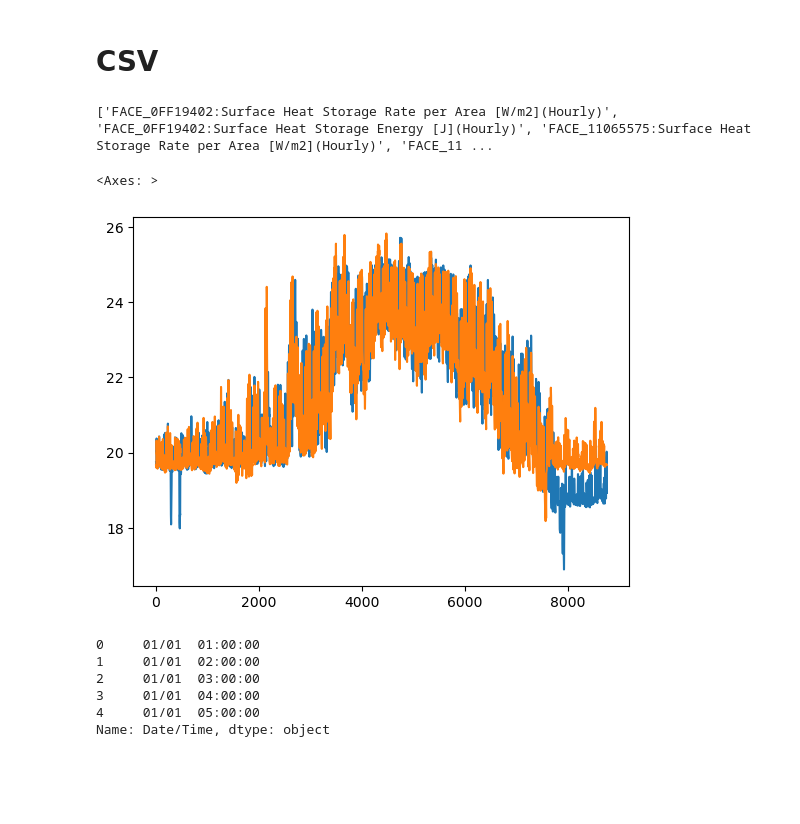
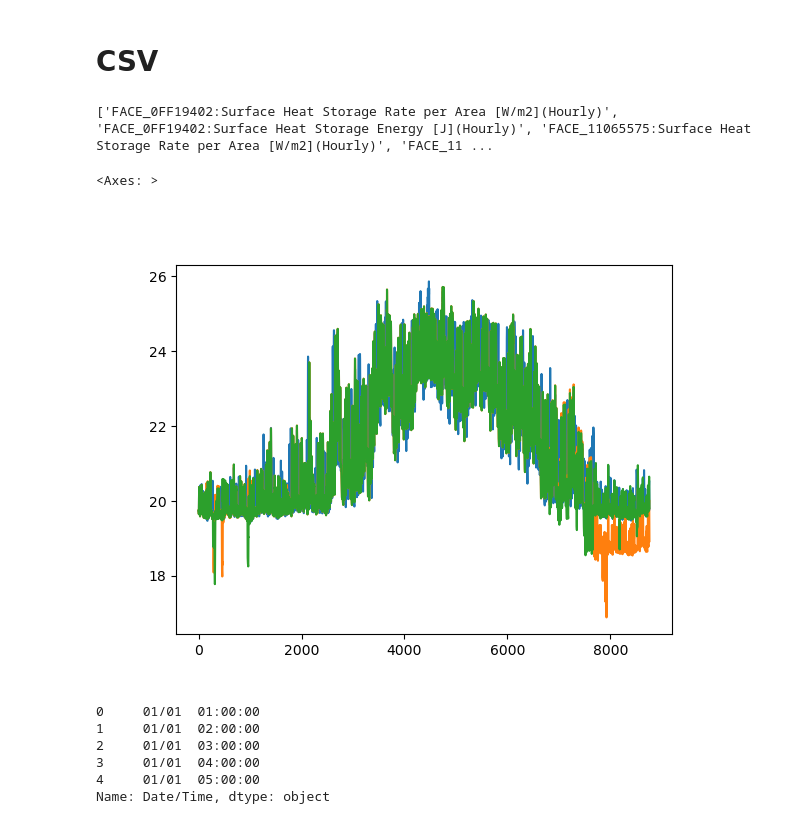
Before and after one commit to Lundkjaer/ClimAIte, a Jupyter notebook: EMS_work/post_processing.ipynb, the cells around one changed output. Cells and saved outputs as stored; diff of their text form; code cells hidden in the pictures; blank space fills up the shorter version.

```diff
--- a/EMS_work/post_processing.ipynb
+++ b/EMS_work/post_processing.ipynb
@@ -9,7 +11,7 @@ import matplotlib.pyplot as plt
 # %%
 
 # memory_csv = pd.read_csv(r"W:\Insync\GDrive\Main\TU Delft\Thesis\DRL runs 04\Building-InsuBASE-MassBASE\RL24hAllRNN\agent memory.csv")
-memory_csv = pd.read_csv(r"W:\Insync\GDrive\Main\TU Delft\Thesis\DRL runs 05\Building-InsuBASE-MassBASE\RL24hAllRNN\agent memory.csv")
+memory_csv = pd.read_csv(r"W:\Insync\GDrive\Main\TU Delft\Thesis\DRL runs 07\Building-InsuBASE-MassBASE\RL24hAllRNN\agent memory.csv")
 # memory_csv = pd.read_csv(r"W:\Insync\GDrive\Main\TU Delft\Thesis\DRL runs 04\Building-InsuBASE-MassBASE\RL04hAllRNN\agent memory.csv")
 # memory_csv = pd.read_csv(r"W:\Insync\GDrive\Main\TU Delft\Thesis\DRL runs 04\Building-InsuBASE-MassBASE\RL04hNoSolarRNN\agent memory.csv")
 # memory_csv = pd.read_csv(r"W:\Insync\GDrive\Main\TU Delft\Thesis\DRL runs\Building-InsuUP-MassUP\RL04hFlatInput\agent memory.csv")
@@ -95,7 +111,8 @@ memory_csv['next_reward'].rolling(50).mean().plot()
 dfcsvbase = pd.read_csv(r"W:\Insync\GDrive\Main\TU Delft\Thesis\DRL runs\Building-InsuBASE-MassBASE\EPBaseline\out\eplusout.csv")
 dfcsv = pd.read_csv(r"W:\Insync\GDrive\Main\TU Delft\Thesis\DRL runs 03\Building-InsuBASE-MassBASE\RL24hAllRNN\out\eplusout.csv")
 dfcsv4rnn24 = pd.read_csv(r"W:\Insync\GDrive\Main\TU Delft\Thesis\DRL runs 04\Building-InsuBASE-MassBASE\RL24hAllRNN\out\eplusout.csv")
-dfcsv5rnn24 = pd.read_csv(r"W:\Insync\GDrive\Main\TU Delft\Thesis\DRL runs 05\Building-InsuBASE-MassBASE\RL24hAllRNN\out\eplusout.csv")
+# dfcsv5rnn24 = pd.read_csv(r"W:\Insync\GDrive\Main\TU Delft\Thesis\DRL runs 05\Building-InsuBASE-MassBASE\RL24hAllRNN\out\eplusout.csv")
+dfcsv7rnn24 = pd.read_csv(r"W:\Insync\GDrive\Main\TU Delft\Thesis\DRL runs 07\Building-InsuBASE-MassBASE\RL24hAllRNN\out\eplusout.csv")
 # dfcsv4rnn24u = pd.read_csv(r"W:\Insync\GDrive\Main\TU Delft\Thesis\DRL runs 04\Building-InsuBASE-MassDW\RL24hAllRNN\out\eplusout.csv")
 # dfcsv4rnn24d = pd.read_csv(r"W:\Insync\GDrive\Main\TU Delft\Thesis\DRL runs 04\Building-InsuBASE-MassUP\RL24hAllRNN\out\eplusout.csv")
 # dfcsv4rnn24Nosol = pd.read_csv(r"W:\Insync\GDrive\Main\TU Delft\Thesis\DRL runs 04\Building-InsuBASE-MassBASE\RL24hNoSolarRNN\out\eplusout.csv")
@@ -106,22 +123,23 @@ dfcsv5rnn24 = pd.read_csv(r"W:\Insync\GDrive\Main\TU Delft\Thesis\DRL runs 05\Bu
 # %%
 storage = [x for x in list(dfcsv.columns) if 'Storage' in x]
 print(storage)
 # dfcsv[storage[-2:-1]].plot()
 # dfcsv['Z1_GROUND_FLOOR:Zone Operative Temperature [C](Hourly)'][:].plot()
-# dfcsvbase['Z1_GROUND_FLOOR:Zone Operative Temperature [C](Hourly)'][:].plot()
+dfcsvbase['Z1_GROUND_FLOOR:Zone Operative Temperature [C](Hourly)'][:].plot()
 dfcsv4rnn24['Z1_GROUND_FLOOR:Zone Operative Temperature [C](Hourly)'][:].plot()
-dfcsv5rnn24['Z1_GROUND_FLOOR:Zone Operative Temperature [C](Hourly)'][:].plot()
+# dfcsv5rnn24['Z1_GROUND_FLOOR:Zone Operative Temperature [C](Hourly)'][:].plot()
+dfcsv7rnn24['Z1_GROUND_FLOOR:Zone Operative Temperature [C](Hourly)'][:].plot()
 # dfcsv4rnn24u['Z1_GROUND_FLOOR:Zone Operative Temperature [C](Hourly)'][:].plot()
 # dfcsv4rnn24d['Z1_GROUND_FLOOR:Zone Operative Temperature [C](Hourly)'][:].plot()
 # dfcsv4rnn04['Z1_GROUND_FLOOR:Zone Operative Temperature [C](Hourly)'][:].plot()
 # dfcsv4rnn24Nosol['Z1_GROUND_FLOOR:Zone Operative Temperature [C](Hourly)'][:].plot()
 # dfcsv4rnn04Nosol['Z1_GROUND_FLOOR:Zone Operative Temperature [C](Hourly)'][:].plot()
 # dfcsvnoforesight['Z1_GROUND_FLOOR:Zone Operative Temperature [C](Hourly)'][:].plot()
 # dfcsvflatinputs['Z1_GROUND_FLOOR:Zone Operative Temperature [C](Hourly)'][:].plot()
 # %% [output]
 ['FACE_0FF19402:Surface Heat Storage Rate per Area [W/m2](Hourly)', 'FACE_0FF19402:Surface Heat Storage Energy [J](Hourly)', 'FACE_11065575:Surface Heat Storage Rate per Area [W/m2](Hourly)', 'FACE_11 ...
 <Axes: >
-[figure, old version]
+[figure, new version]
 # %%
 # dfcsv['Z1_GROUND_FLOOR IDEAL LOADS AIR SYSTEM:Zone Ideal Loads Supply Air Total Heating Energy [J](Hourly)'].dropna().plot()
 
```
Also changed, not shown: parts of 15 cells of this notebook, 4 other files.
